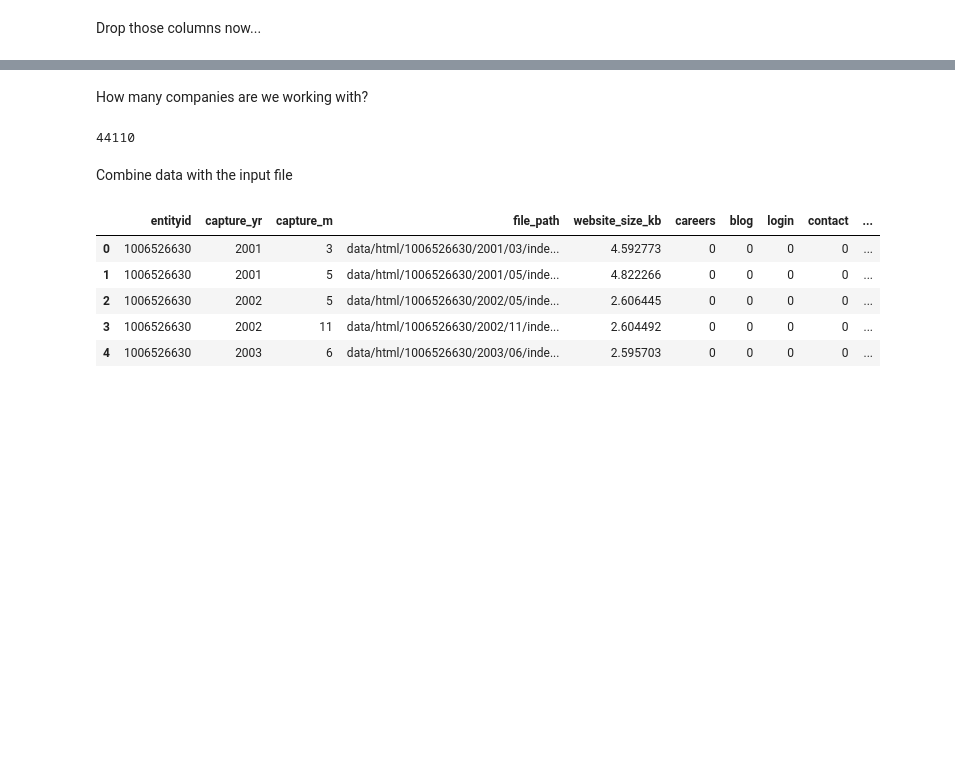
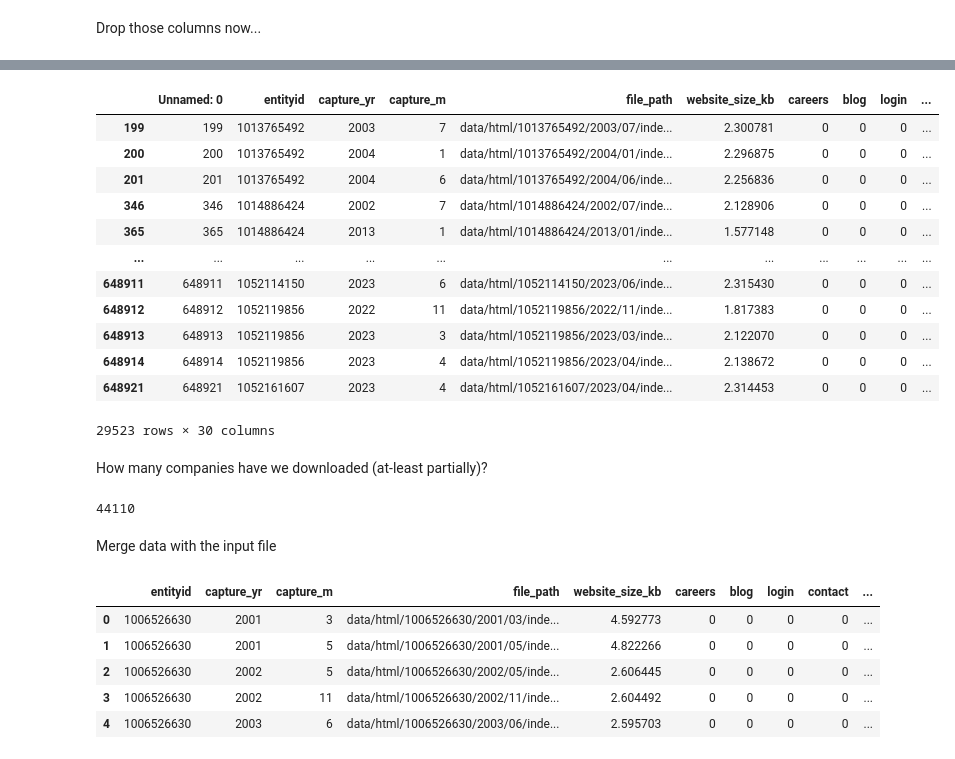
Before and after one commit to charlesmiele/predicting-identifying-startup-failure, a Jupyter notebook: analysis/revised_analysis.ipynb, the cells around one changed output, grey strips where cells are left out. Saved outputs shown, nothing was run; the diff lists cells and outputs as text; code cells hidden in the pictures; blank space fills up the shorter version.

```diff
--- a/analysis/revised_analysis.ipynb
+++ b/analysis/revised_analysis.ipynb
@@ -26,13 +93,29 @@ html = html.drop(['is_429', 'is_parsable', 'file_exists'], axis=1)
+# %%
+html[(html.a_count == 0) & (html.img_count == 0) & (html.website_size_kb < 3)]
+# %% [output]
+|  | Unnamed: 0 | entityid | capture_yr | capture_m | file_path | website_size_kb | careers | blog | login | ... |
+| 199 | 199 | 1013765492 | 2003 | 7 | data/html/1013765492/2003/07/inde... | 2.300781 | 0 | 0 | 0 | ... |
+| 200 | 200 | 1013765492 | 2004 | 1 | data/html/1013765492/2004/01/inde... | 2.296875 | 0 | 0 | 0 | ... |
+| 201 | 201 | 1013765492 | 2004 | 6 | data/html/1013765492/2004/06/inde... | 2.256836 | 0 | 0 | 0 | ... |
+| 346 | 346 | 1014886424 | 2002 | 7 | data/html/1014886424/2002/07/inde... | 2.128906 | 0 | 0 | 0 | ... |
+| 365 | 365 | 1014886424 | 2013 | 1 | data/html/1014886424/2013/01/inde... | 1.577148 | 0 | 0 | 0 | ... |
+| ... | ... | ... | ... | ... | ... | ... | ... | ... | ... | ... |
+| 648911 | 648911 | 1052114150 | 2023 | 6 | data/html/1052114150/2023/06/inde... | 2.315430 | 0 | 0 | 0 | ... |
+| 648912 | 648912 | 1052119856 | 2022 | 11 | data/html/1052119856/2022/11/inde... | 1.817383 | 0 | 0 | 0 | ... |
+| 648913 | 648913 | 1052119856 | 2023 | 3 | data/html/1052119856/2023/03/inde... | 2.122070 | 0 | 0 | 0 | ... |
+| 648914 | 648914 | 1052119856 | 2023 | 4 | data/html/1052119856/2023/04/inde... | 2.138672 | 0 | 0 | 0 | ... |
+| 648921 | 648921 | 1052161607 | 2023 | 4 | data/html/1052161607/2023/04/inde... | 2.314453 | 0 | 0 | 0 | ... |
+29523 rows × 30 columns
 # %%
 html = html.drop(columns=['Unnamed: 0'])
 # %% [markdown]
-How many companies are we working with?
+How many companies have we downloaded (at-least partially)?
 # %%
 print(html['entityid'].nunique())
 # %% [output]
 44110
 # %% [markdown]
-Combine data with the input file
+Merge data with the input file
 # %%
 in_file = pd.read_csv('../data/startup_url_list.csv')
 html = html.merge(in_file, on='entityid')
```
Also changed, not shown: parts of 9 cells of this notebook, 39 other files.
